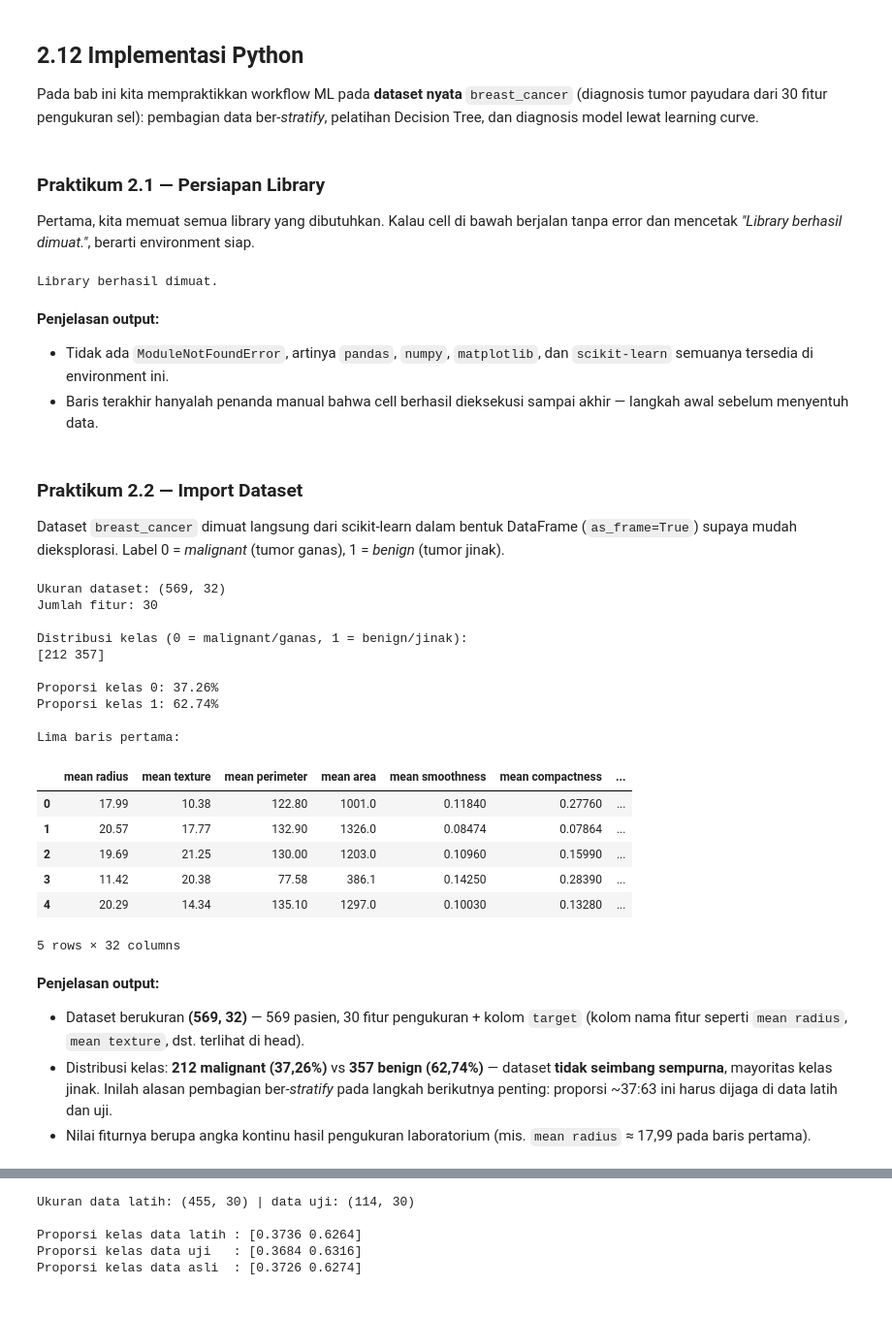
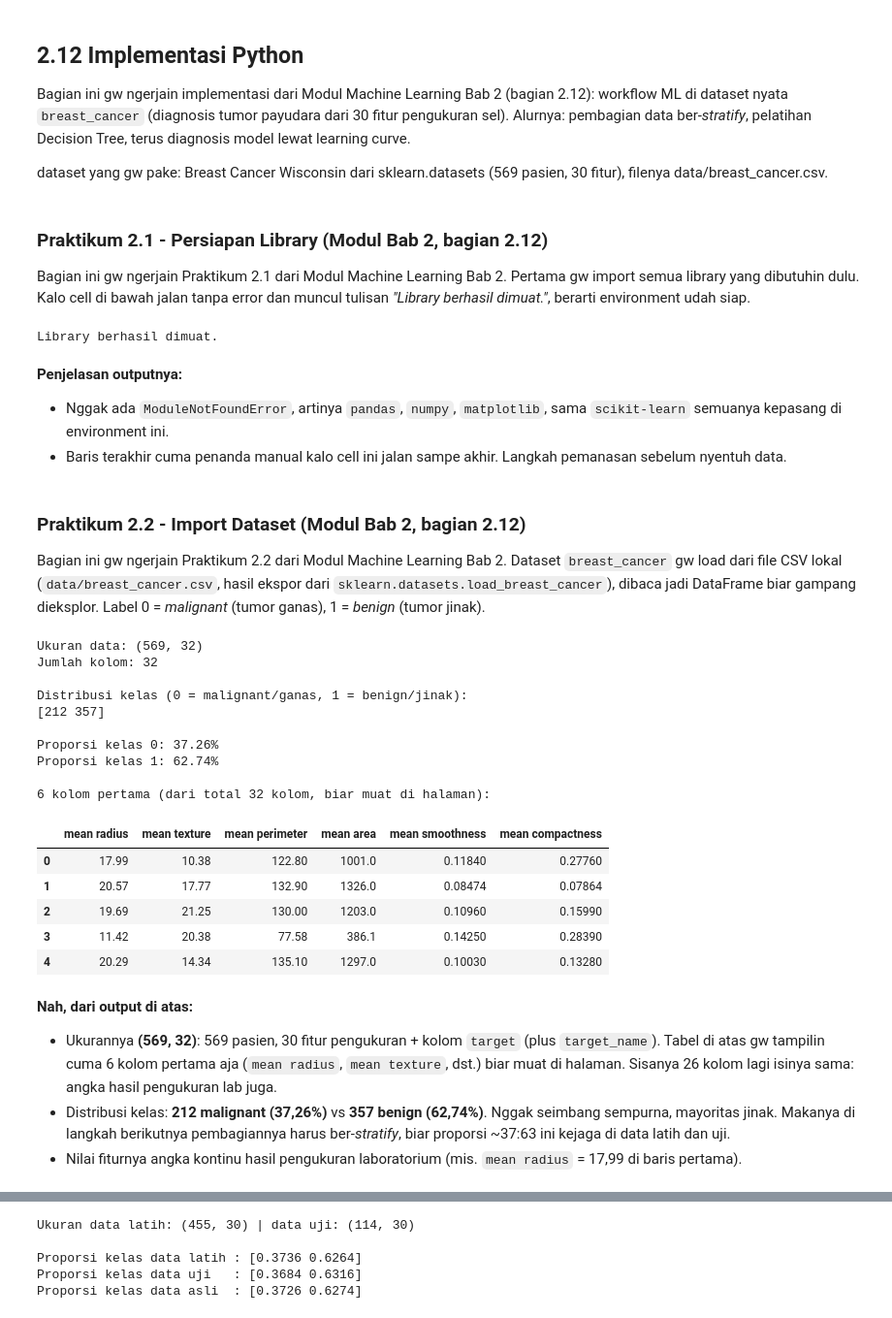
Before and after one commit to dandienter/praktikumML, a Jupyter notebook: bab-02-workflow-crisp-dm-bias-variance/praktikum-bab-02.ipynb, the cells around one changed output, grey strips where cells are left out. Shown at 97% size. Cells and saved outputs as stored; diff of their text form; code cells hidden in the pictures.

```diff
--- a/bab-02-workflow-crisp-dm-bias-variance/praktikum-bab-02.ipynb
+++ b/bab-02-workflow-crisp-dm-bias-variance/praktikum-bab-02.ipynb
@@ -36,11 +36,13 @@
 # %% [markdown]
 ## 2.12 Implementasi Python
 
-Pada bab ini kita mempraktikkan workflow ML pada **dataset nyata** `breast_cancer` (diagnosis tumor payudara dari 30 fitur pengukuran sel): pembagian data ber-*stratify*, pelatihan Decision Tree, dan diagnosis model lewat learning curve.
+Bagian ini gw ngerjain implementasi dari Modul Machine Learning Bab 2 (bagian 2.12): workflow ML di dataset nyata `breast_cancer` (diagnosis tumor payudara dari 30 fitur pengukuran sel). Alurnya: pembagian data ber-*stratify*, pelatihan Decision Tree, terus diagnosis model lewat learning curve.
+
+dataset yang gw pake: Breast Cancer Wisconsin dari sklearn.datasets (569 pasien, 30 fitur), filenya data/breast_cancer.csv.
 # %% [markdown]
-### Praktikum 2.1 — Persiapan Library
+### Praktikum 2.1 - Persiapan Library (Modul Bab 2, bagian 2.12)
 
-Pertama, kita memuat semua library yang dibutuhkan. Kalau cell di bawah berjalan tanpa error dan mencetak *"Library berhasil dimuat."*, berarti environment siap.
+Bagian ini gw ngerjain Praktikum 2.1 dari Modul Machine Learning Bab 2. Pertama gw import semua library yang dibutuhin dulu. Kalo cell di bawah jalan tanpa error dan muncul tulisan *"Library berhasil dimuat."*, berarti environment udah siap.
 # %%
 # Menjalankan di Google Colab / Jupyter Notebook
 import pandas as pd
@@ -54,54 +56,53 @@ print("Library berhasil dimuat.")
 # %% [output]
 Library berhasil dimuat.
 # %% [markdown]
-**Penjelasan output:**
-- Tidak ada `ModuleNotFoundError`, artinya `pandas`, `numpy`, `matplotlib`, dan `scikit-learn` semuanya tersedia di environment ini.
-- Baris terakhir hanyalah penanda manual bahwa cell berhasil dieksekusi sampai akhir — langkah awal sebelum menyentuh data.
+**Penjelasan outputnya:**
+- Nggak ada `ModuleNotFoundError`, artinya `pandas`, `numpy`, `matplotlib`, sama `scikit-learn` semuanya kepasang di environment ini.
+- Baris terakhir cuma penanda manual kalo cell ini jalan sampe akhir. Langkah pemanasan sebelum nyentuh data.
 # %% [markdown]
-### Praktikum 2.2 — Import Dataset
+### Praktikum 2.2 - Import Dataset (Modul Bab 2, bagian 2.12)
 
-Dataset `breast_cancer` dimuat langsung dari scikit-learn dalam bentuk DataFrame (`as_frame=True`) supaya mudah dieksplorasi. Label 0 = *malignant* (tumor ganas), 1 = *benign* (tumor jinak).
+Bagian ini gw ngerjain Praktikum 2.2 dari Modul Machine Learning Bab 2. Dataset `breast_cancer` gw load dari file CSV lokal (`data/breast_cancer.csv`, hasil ekspor dari `sklearn.datasets.load_breast_cancer`), dibaca jadi DataFrame biar gampang dieksplor. Label 0 = *malignant* (tumor ganas), 1 = *benign* (tumor jinak).
 # %%
-# Dataset dibaca dari file CSV lokal (data/breast_cancer.csv) — bisa dipakai offline
+# Dataset dibaca dari file CSV lokal (data/breast_cancer.csv) - bisa dipakai offline
 # (diekspor dari sklearn.datasets.load_breast_cancer, data real)
 df = pd.read_csv('data/breast_cancer.csv')
 feature_names = [c for c in df.columns if c not in ('target', 'target_name')]
 target_names = ['malignant', 'benign']  # 0 = malignant, 1 = benign
 X = df[feature_names]   # 30 fitur pengukuran sel
 y = df['target']        # label: 0 = malignant, 1 = benign
 
-print("Ukuran dataset:", df.shape)
-print("Jumlah fitur:", len(feature_names))
+print("Ukuran data:", df.shape)
+print("Jumlah kolom:", len(df.columns))
 
 print("\nDistribusi kelas (0 = malignant/ganas, 1 = benign/jinak):")
 print(np.bincount(y))
 prop = np.bincount(y) / len(y)
 print(f"\nProporsi kelas 0: {prop[0]:.2%}")
 print(f"Proporsi kelas 1: {prop[1]:.2%}")
 
-print("\nLima baris pertama:")
-df.head()
+print("\n6 kolom pertama (dari total 32 kolom, biar muat di halaman):")
+df.iloc[:, :6].head()  # tampilkan 6 kolom pertama saja (total 32 kolom)
 # %% [output]
-Ukuran dataset: (569, 32)
-Jumlah fitur: 30
+Ukuran data: (569, 32)
+Jumlah kolom: 32
 
 Distribusi kelas (0 = malignant/ganas, 1 = benign/jinak):
 [212 357]
 
 Proporsi kelas 0: 37.26%
 Proporsi kelas 1: 62.74%
 
-Lima baris pertama:
+6 kolom pertama (dari total 32 kolom, biar muat di halaman):
-|  | mean radius | mean texture | mean perimeter | mean area | mean smoothness | mean compactness | ... |
-| 0 | 17.99 | 10.38 | 122.80 | 1001.0 | 0.11840 | 0.27760 | ... |
-| 1 | 20.57 | 17.77 | 132.90 | 1326.0 | 0.08474 | 0.07864 | ... |
-| 2 | 19.69 | 21.25 | 130.00 | 1203.0 | 0.10960 | 0.15990 | ... |
-| 3 | 11.42 | 20.38 | 77.58 | 386.1 | 0.14250 | 0.28390 | ... |
-| 4 | 20.29 | 14.34 | 135.10 | 1297.0 | 0.10030 | 0.13280 | ... |
+|  | mean radius | mean texture | mean perimeter | mean area | mean smoothness | mean compactness |
+| 0 | 17.99 | 10.38 | 122.80 | 1001.0 | 0.11840 | 0.27760 |
+| 1 | 20.57 | 17.77 | 132.90 | 1326.0 | 0.08474 | 0.07864 |
+| 2 | 19.69 | 21.25 | 130.00 | 1203.0 | 0.10960 | 0.15990 |
+| 3 | 11.42 | 20.38 | 77.58 | 386.1 | 0.14250 | 0.28390 |
+| 4 | 20.29 | 14.34 | 135.10 | 1297.0 | 0.10030 | 0.13280 |
-5 rows × 32 columns
 # %% [markdown]
-**Penjelasan output:**
-- Dataset berukuran **(569, 32)** — 569 pasien, 30 fitur pengukuran + kolom `target` (kolom nama fitur seperti `mean radius`, `mean texture`, dst. terlihat di head).
-- Distribusi kelas: **212 malignant (37,26%)** vs **357 benign (62,74%)** — dataset **tidak seimbang sempurna**, mayoritas kelas jinak. Inilah alasan pembagian ber-*stratify* pada langkah berikutnya penting: proporsi ~37:63 ini harus dijaga di data latih dan uji.
-- Nilai fiturnya berupa angka kontinu hasil pengukuran laboratorium (mis. `mean radius` ≈ 17,99 pada baris pertama).
+**Nah, dari output di atas:**
+- Ukurannya **(569, 32)**: 569 pasien, 30 fitur pengukuran + kolom `target` (plus `target_name`). Tabel di atas gw tampilin cuma 6 kolom pertama aja (`mean radius`, `mean texture`, dst.) biar muat di halaman. Sisanya 26 kolom lagi isinya sama: angka hasil pengukuran lab juga.
+- Distribusi kelas: **212 malignant (37,26%)** vs **357 benign (62,74%)**. Nggak seimbang sempurna, mayoritas jinak. Makanya di langkah berikutnya pembagiannya harus ber-*stratify*, biar proporsi ~37:63 ini kejaga di data latih dan uji.
+- Nilai fiturnya angka kontinu hasil pengukuran laboratorium (mis. `mean radius` = 17,99 di baris pertama).
 # %% [markdown]
```
Also changed, not shown: parts of 29 cells of this notebook, 10 other files.
